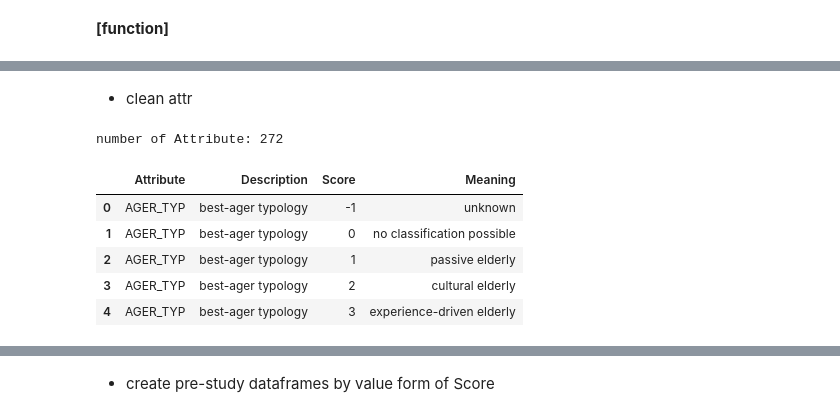
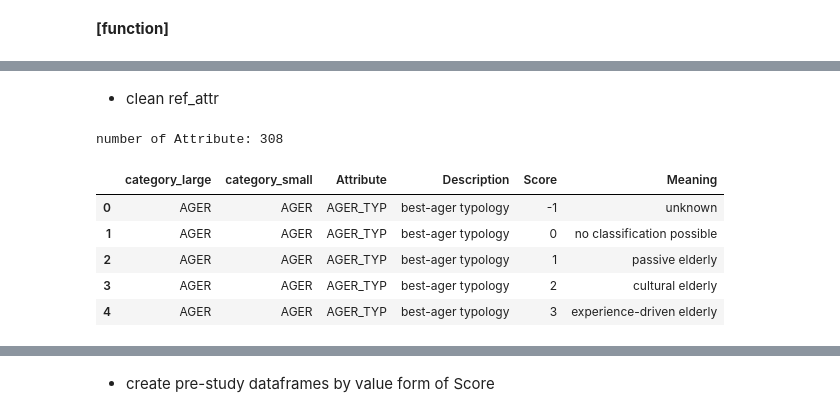
Before and after one commit to jaeyoun-chang/u_city_capstone, a Jupyter notebook: Arvato Project Workbook.ipynb, the cells around one changed output, grey strips where cells are left out. Drawn from its saved outputs; the diff is of its cells as text; code cells hidden in the pictures.

```diff
--- a/Arvato Project Workbook.ipynb
+++ b/Arvato Project Workbook.ipynb
@@ -341,0 +460,4 @@ def pv_verify_null(
+# %%
+info_customers_similarity = similar_feature(
+    'in_ref_info_notin_customers', 'in_customers_notin_ref_info')
+info_customers_similarity.head()
@@ -341,0 +484,4 @@ def pv_verify_null(
+# %%
+attr_customers_similarity = similar_feature(
+    'in_ref_attr_notin_customers', 'in_customers_notin_ref_attr')
+attr_customers_similarity.head()
@@ -422,12 +610,0 @@ and illustrates the feature intersection and difference between the files.
-# %%
-feature_dict = {
-    'azdias' : set(azdias.columns.unique()),
-    'customers' : set(customers.columns.unique()),
-    'info' : set(info.Attribute.dropna().unique()),
-    'attr' : set(attr.Attribute.dropna().unique()),
-    'feature_desc' : set(feature_desc.Attribute.dropna().unique())
-    }
-
-print ('Number of features by file')
-for k, v in feature_dict.items():
-    print (k, ':', len(v))
@@ -499,60 +611,60 @@ However, it is necessary to initially modify attr since it is not in a neat form
 # %% [markdown]
-* clean attr
+* clean ref_attr
 # %%
-# keep attr original
-attr_org = attr.copy()
-
 '''
 change numbers in str form
 '''
 # 2 numbers in 1 str value
-attr.Score = attr.Score.apply(
+ref_attr.Score = ref_attr.Score.apply(
     lambda x: [int(i) for i in x.split(',')] if isinstance(x, str) and ',' in x else x)
-attr = attr.explode('Score')
+ref_attr = ref_attr.explode('Score').reset_index(drop=True)
 # '-1' to -1
-attr.Score = attr.Score.apply(str_to_num)
+ref_attr.Score = ref_attr.Score.apply(str_to_num)
 
 '''
 merge add-on information in some cells below Description
 '''
 # create attribute and description_shift with shift(-1)
-attr['attribute_shift'] = attr.Attribute.shift(-1).fillna('')
-attr['description_shift'] = attr.Description.shift(-1).fillna('')
+ref_attr['attribute_shift'] = ref_attr.Attribute.shift(-1).fillna('')
+ref_attr['description_shift'] = ref_attr.Description.shift(-1).fillna('')
 
 # merge Description and add-on
-attr.Description = attr.Description.mask(
-    (~(attr['Attribute'].isna()) & (attr['attribute_shift'].isna())),
-    attr.Description + ' ' + attr.description_shift)
+ref_attr.Description = ref_attr.Description.mask(
+    (~(ref_attr['Attribute'].isna()) & (ref_attr['attribute_shift'].isna())),
+    ref_attr.Description + ' ' + ref_attr.description_shift)
 
 # replace add-on with np.nan
-attr.Description = attr.Description.mask(
-    (attr['Attribute'].isna()) & ~(attr['Description'].isna()),
+ref_attr.Description = ref_attr.Description.mask(
+    (ref_attr['Attribute'].isna()) & ~(ref_attr['Description'].isna()),
     np.nan)
 # drop description shift
-attr = attr.drop(['attribute_shift', 'description_shift'], axis = 1)
+ref_attr = ref_attr.drop(['attribute_shift', 'description_shift'], axis = 1)
 
 '''
 fill blank cells with corresponding values as only 1st lines
 of Attribute & Description have values
 '''
 
-attr[['Attribute', 'Description']] = attr[
+ref_attr[['Attribute', 'Description']] = ref_attr[
     ['Attribute', 'Description']].fillna(method = 'ffill')
 
 '''
-keep 272 intersection features between attr and datasets,
+keep 272 intersection features between ref_attr and datasets,
 and drop exclusive features of datasets that are not useful at this step
 '''
 
-attr = attr[attr.Attribute.isin(feature_dict['attr_intsec_customers'])] # query not working
+ref_attr = ref_attr[ref_attr.Attribute.isin(feature_dict['ref_attr_intsec_customers'])] # query not working
 
-print (f'number of Attribute: {attr.Attribute.nunique()}')
-attr.head()
+ref_attr = attribute_cat(ref_attr)
+ref_attr = ref_attr[['category_large', 'category_small', 'Attribute', 'Description', 'Score', 'Meaning']]
+
+print (f'number of Attribute: {ref_attr.Attribute.nunique()}')
+ref_attr.head()
 # %% [output]
-number of Attribute: 272
+number of Attribute: 308
-|  | Attribute | Description | Score | Meaning |
-| 0 | AGER_TYP | best-ager typology | -1 | unknown |
-| 1 | AGER_TYP | best-ager typology | 0 | no classification possible |
-| 2 | AGER_TYP | best-ager typology | 1 | passive elderly |
-| 3 | AGER_TYP | best-ager typology | 2 | cultural elderly |
-| 4 | AGER_TYP | best-ager typology | 3 | experience-driven elderly |
+|  | category_large | category_small | Attribute | Description | Score | Meaning |
+| 0 | AGER | AGER | AGER_TYP | best-ager typology | -1 | unknown |
+| 1 | AGER | AGER | AGER_TYP | best-ager typology | 0 | no classification possible |
+| 2 | AGER | AGER | AGER_TYP | best-ager typology | 1 | passive elderly |
+| 3 | AGER | AGER | AGER_TYP | best-ager typology | 2 | cultural elderly |
+| 4 | AGER | AGER | AGER_TYP | best-ager typology | 3 | experience-driven elderly |
```
Also changed, not shown: parts of 154 cells of this notebook, 1 other file.
